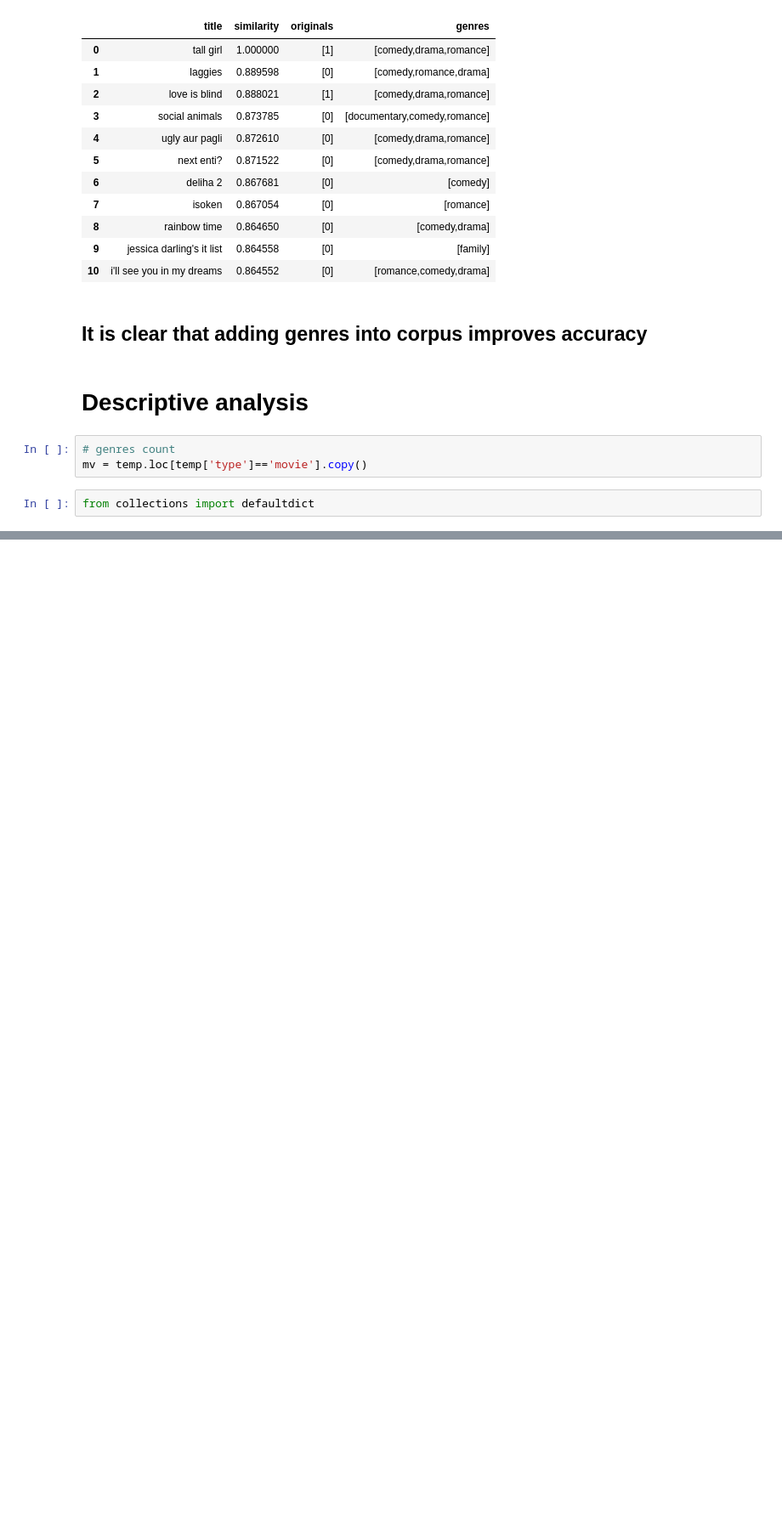
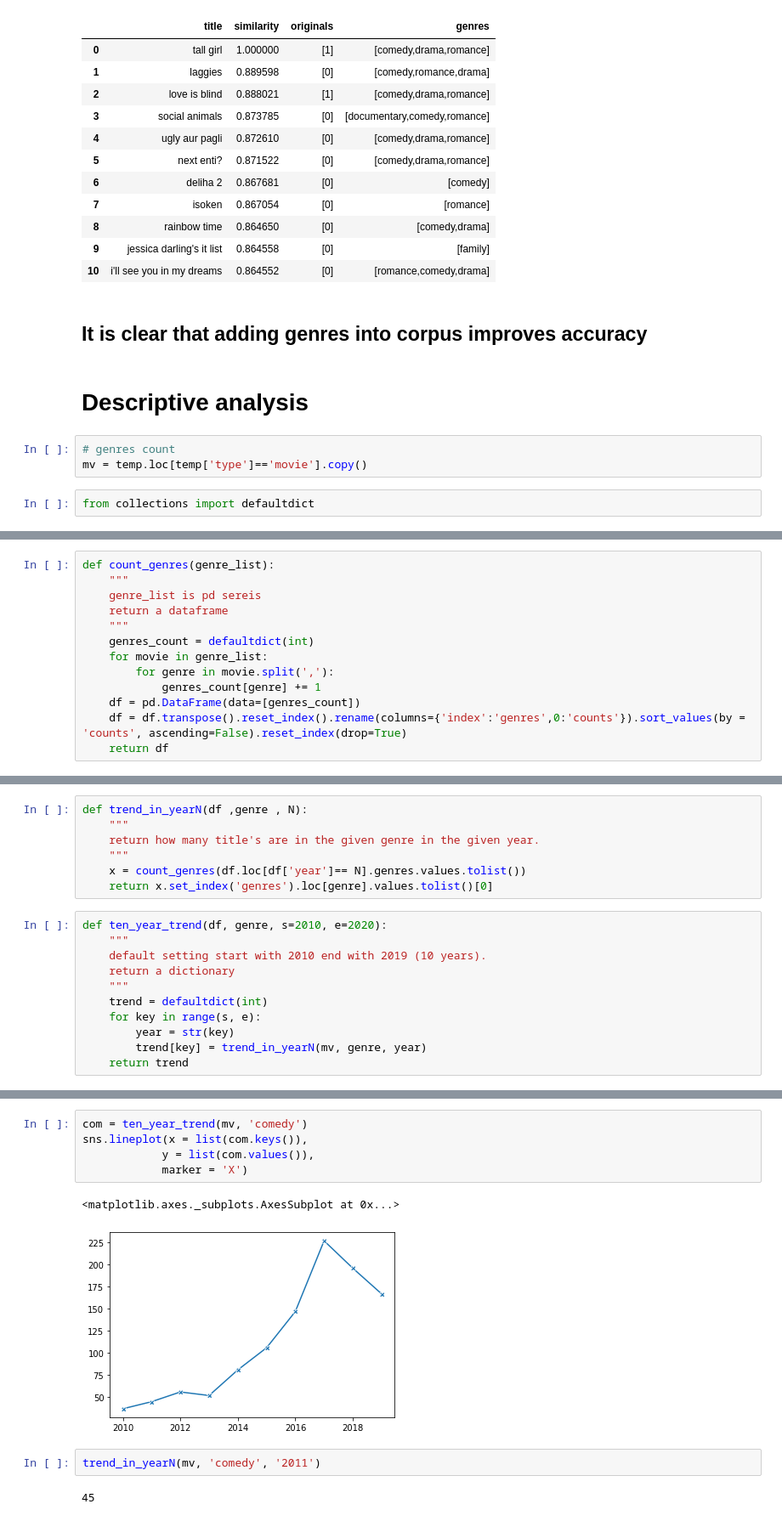
Before and after one commit to hsi-cy/dissertation, a Jupyter notebook: dissertation_v2.ipynb, the cells around one changed output, grey strips where cells are left out. Shown at 85% size. Cells and saved outputs as stored; diff of their text form; blank space fills up the shorter version.

```diff
--- a/dissertation_v2.ipynb
+++ b/dissertation_v2.ipynb
@@ -363,0 +313,13 @@ plt.show()
+# %%
+def count_genres(genre_list):
+    """
+    genre_list is pd sereis
+    return a dataframe
+    """
+    genres_count = defaultdict(int)
+    for movie in genre_list:
+        for genre in movie.split(','):
+            genres_count[genre] += 1
+    df = pd.DataFrame(data=[genres_count])
+    df = df.transpose().reset_index().rename(columns={'index':'genres',0:'counts'}).sort_values(by = 'counts', ascending=False).reset_index(drop=True)
+    return df
@@ -363,0 +403,18 @@ plt.show()
+# %%
+def trend_in_yearN(df ,genre , N):
+    """
+    return how many title's are in the given genre in the given year.
+    """
+    x = count_genres(df.loc[df['year']== N].genres.values.tolist())
+    return x.set_index('genres').loc[genre].values.tolist()[0]
+# %%
+def ten_year_trend(df, genre, s=2010, e=2020):
+    """
+    default setting start with 2010 end with 2019 (10 years).
+    return a dictionary
+    """
+    trend = defaultdict(int)
+    for key in range(s, e):
+        year = str(key)
+        trend[key] = trend_in_yearN(mv, genre, year)
+    return trend
@@ -363,0 +425,12 @@ plt.show()
+# %%
+com = ten_year_trend(mv, 'comedy')
+sns.lineplot(x = list(com.keys()),
+            y = list(com.values()),
+            marker = 'X')
+# %% [output]
+<matplotlib.axes._subplots.AxesSubplot at 0x...>
+[figure, added]
+# %%
+trend_in_yearN(mv, 'comedy', '2011')
+# %% [output]
+45
```
Also changed, not shown: parts of 16 cells of this notebook.
